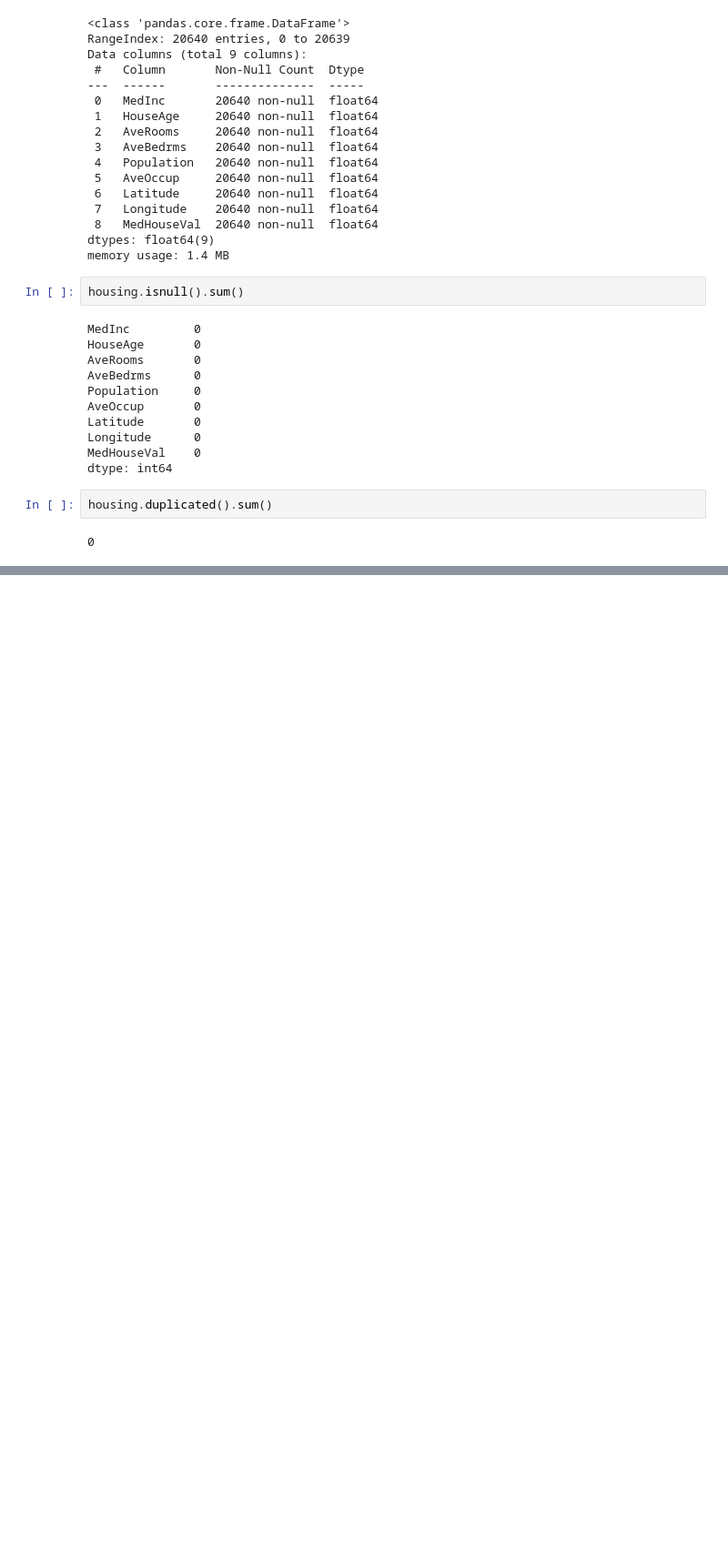
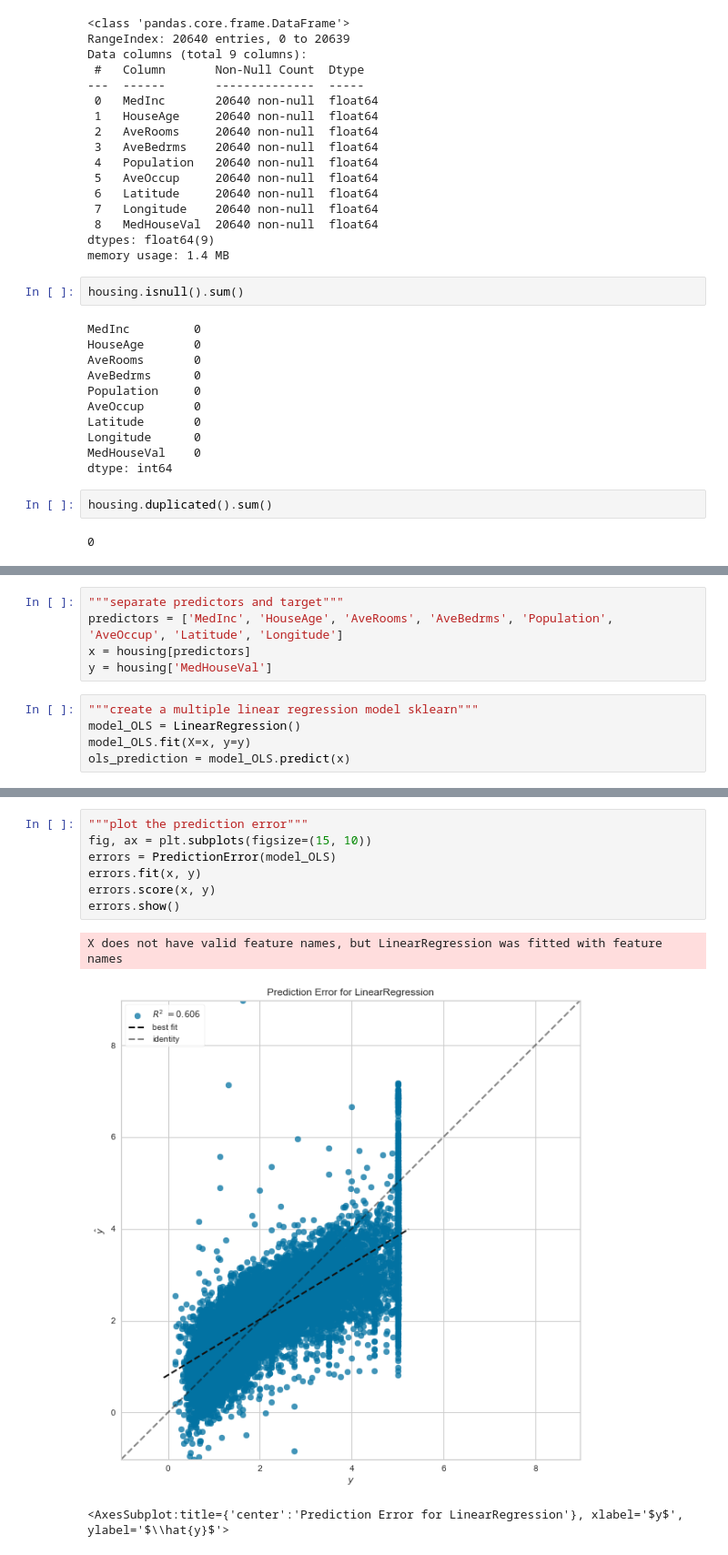
Before and after one commit to benkarabinus/nerdy_data_stuff, a Jupyter notebook: DU/COMP4431/Assignment6-7/Ben_Karabinus_Assignment7.ipynb, the cells around one changed output, grey strips where cells are left out. Shown at 91% size. Saved outputs shown, nothing was run; the diff lists cells and outputs as text; blank space fills up the shorter version.

```diff
--- a/DU/COMP4431/Assignment6-7/Ben_Karabinus_Assignment7.ipynb
+++ b/DU/COMP4431/Assignment6-7/Ben_Karabinus_Assignment7.ipynb
@@ -66,0 +143,10 @@ housing.describe()
+# %%
+"""separate predictors and target"""
+predictors = ['MedInc', 'HouseAge', 'AveRooms', 'AveBedrms', 'Population', 'AveOccup', 'Latitude', 'Longitude']
+x = housing[predictors]
+y = housing['MedHouseVal']
+# %%
+"""create a multiple linear regression model sklearn"""
+model_OLS = LinearRegression()
+model_OLS.fit(X=x, y=y)
+ols_prediction = model_OLS.predict(x)
@@ -66,0 +177,11 @@ housing.describe()
+# %%
+"""plot the prediction error"""
+fig, ax = plt.subplots(figsize=(15, 10))
+errors = PredictionError(model_OLS)
+errors.fit(x, y)
+errors.score(x, y)
+errors.show()
+# %% [output]
+X does not have valid feature names, but LinearRegression was fitted with feature names
+[figure, added]
+<AxesSubplot:title={'center':'Prediction Error for LinearRegression'}, xlabel='$y$', ylabel='$\\hat{y}$'>
```
Also changed, not shown: parts of 53 cells of this notebook, 2 other files.
